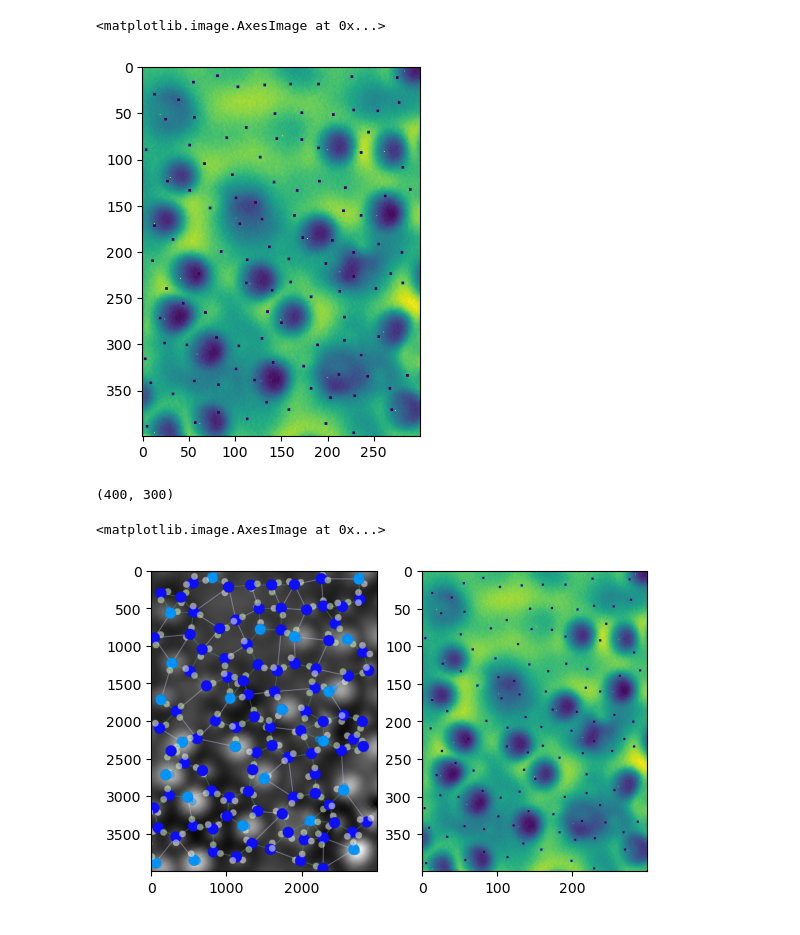
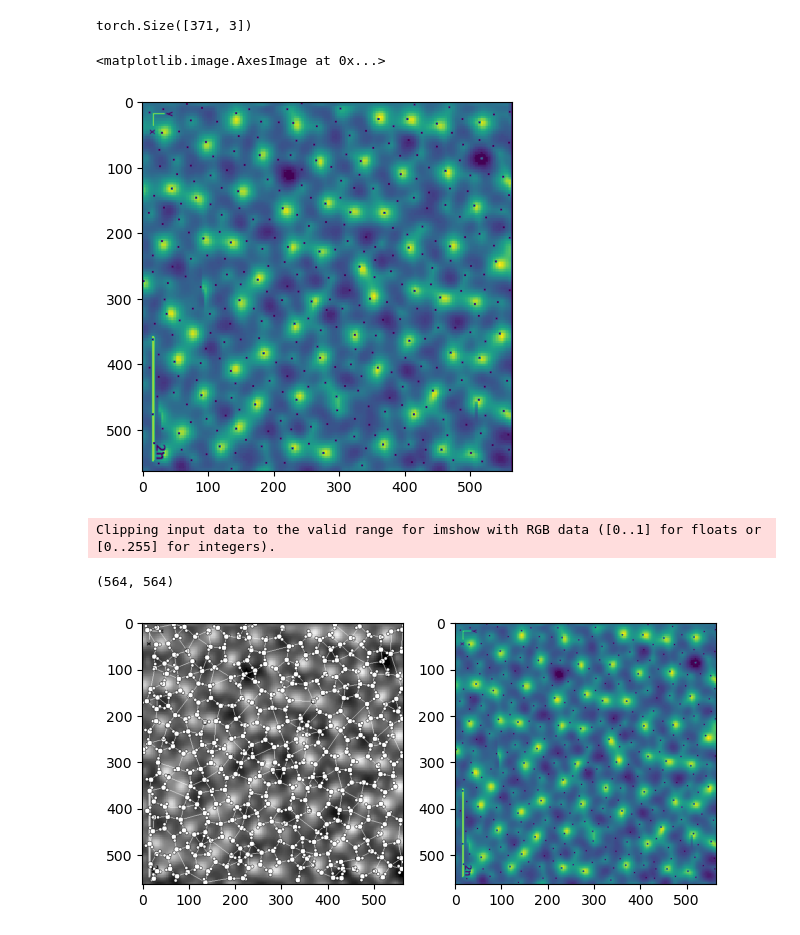
Before and after one commit to supercgor/AFM-RepairTool, a Jupyter notebook: new_method.ipynb, the cells around one changed output. Drawn from its saved outputs; the diff is of its cells as text; code cells hidden in the pictures.

```diff
--- a/new_method.ipynb
+++ b/new_method.ipynb
@@ -19,0 +59,8 @@ name, imgs, pl = sampler.get(making)
+# %%
+name, imgs, dic = sampler.get(making)
+print(name, imgs.shape, dic.keys())
+print(dic['real_size'])
+print(dic['elem'])
+print(dic['scale'])
+# print(dic['pos'])
+imgs = imgs.squeeze(1).numpy()
@@ -42,9 +108,13 @@ pos[...,1] = pos[...,1]
 # %%
-bg = imgs[6].copy()
-bg = cve.drawPoints(bg, pos[...,:2] / bg.shape[-1::-1], flip = 1)
-bg = cve.drawPoints(bg, pl.pos["O"][...,:2] / pl.lattice[:2], color = (0,0,0), size = 3, flip = 1)
+bg = imgs[-3].copy() * 255
+# print(dic['pos']['O'][...,1:].numpy()/dic['real_size'][1:], dic['real_size'], bg.shape)
+bg = cve.drawPoints(bg, pos[...,:2] / bg.shape, flip = None, size = 5)
+print(dic['pos']['O'].shape)
+# x y format
+bg = cve.drawPoints(bg, dic['pos']['O'][...,1:].numpy() / dic['real_size'][1:], color = (0,0,0), size = 3, flip = None)
 plt.imshow(bg)
 # %% [output]
-<matplotlib.image.AxesImage at 0x...>
+torch.Size([371, 3])
+<matplotlib.image.AxesImage at 0x...>
-[figure, old version]
+[figure, new version]
 # %%
@@ -64,14 +133,15 @@ out_img = g.plotNodes(out_img, reverse= True, text= False)
 # %%
 print(imgs[0].shape)
-a = plt.subplot(121)
-b = plt.subplot(122)
+fig, (ax1, ax2) = plt.subplots(1, 2)
 cv2.imwrite("test.png", out_img)
-a.imshow(out_img)
-b.imshow(bg)
+ax1.imshow(out_img)
+ax2.imshow(bg)
+plt.tight_layout()
+plt.savefig(f"{dataset}/combine/{modelname}/{making}.png")
 # %% [output]
-(400, 300)
+Clipping input data to the valid range for imshow with RGB data ([0..1] for floats or [0..255] for integers).
-<matplotlib.image.AxesImage at 0x...>
+(564, 564)
-[figure, old version]
+[figure, new version]
 # %%
 s, fix = g.wrtie_data()
 # %%
```
Also changed, not shown: parts of 10 cells of this notebook, 11 other files.
